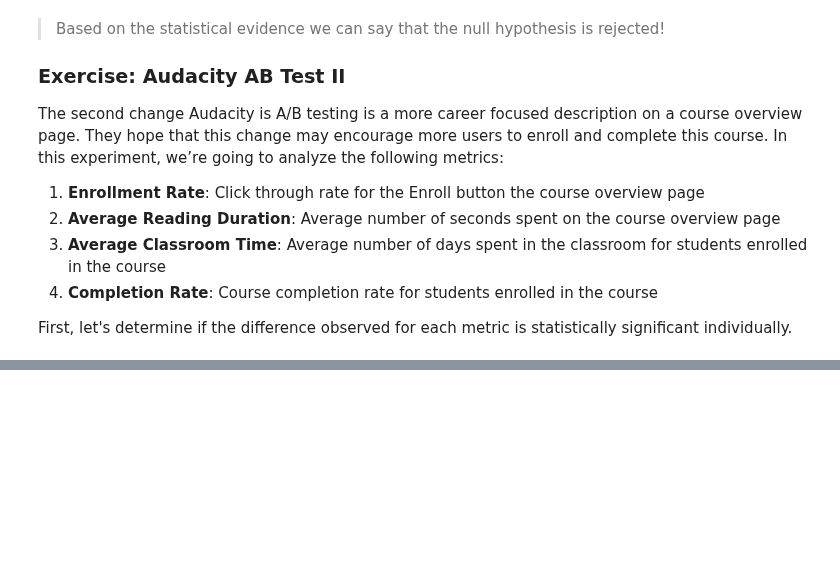
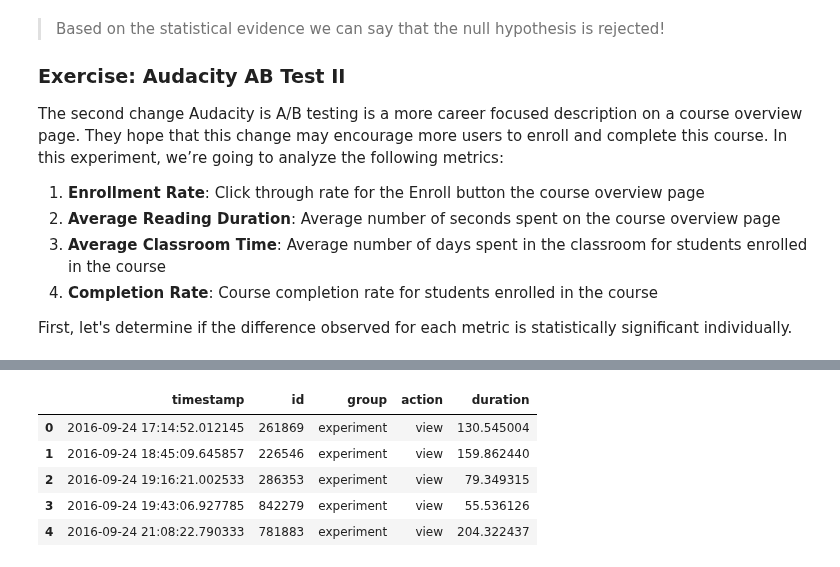
Before and after one commit to vpontello/DataScience_Nanodegree, a Jupyter notebook: 00_Extracurricular/02_Practical_Statistics/practical_statistics.ipynb, the cells around one changed output, grey strips where cells are left out. Saved outputs shown, nothing was run; the diff lists cells and outputs as text; code cells hidden in the pictures; blank space fills up the shorter version.

```diff
--- a/00_Extracurricular/02_Practical_Statistics/practical_statistics.ipynb
+++ b/00_Extracurricular/02_Practical_Statistics/practical_statistics.ipynb
@@ -1911,0 +1998,17 @@ First, let's determine if the difference observed for each metric is statistical
+# %%
+import numpy as np
+import pandas as pd
+import seaborn as sns
+import matplotlib.pyplot as plt
+
+np.random.seed(42)
+
+df = pd.read_csv('data/course_page_actions.csv')
+df.head()
+# %% [output]
+|  | timestamp | id | group | action | duration |
+| 0 | 2016-09-24 17:14:52.012145 | 261869 | experiment | view | 130.545004 |
+| 1 | 2016-09-24 18:45:09.645857 | 226546 | experiment | view | 159.862440 |
+| 2 | 2016-09-24 19:16:21.002533 | 286353 | experiment | view | 79.349315 |
+| 3 | 2016-09-24 19:43:06.927785 | 842279 | experiment | view | 55.536126 |
+| 4 | 2016-09-24 21:08:22.790333 | 781883 | experiment | view | 204.322437 |
```
Also changed, not shown: parts of 15 cells of this notebook.
